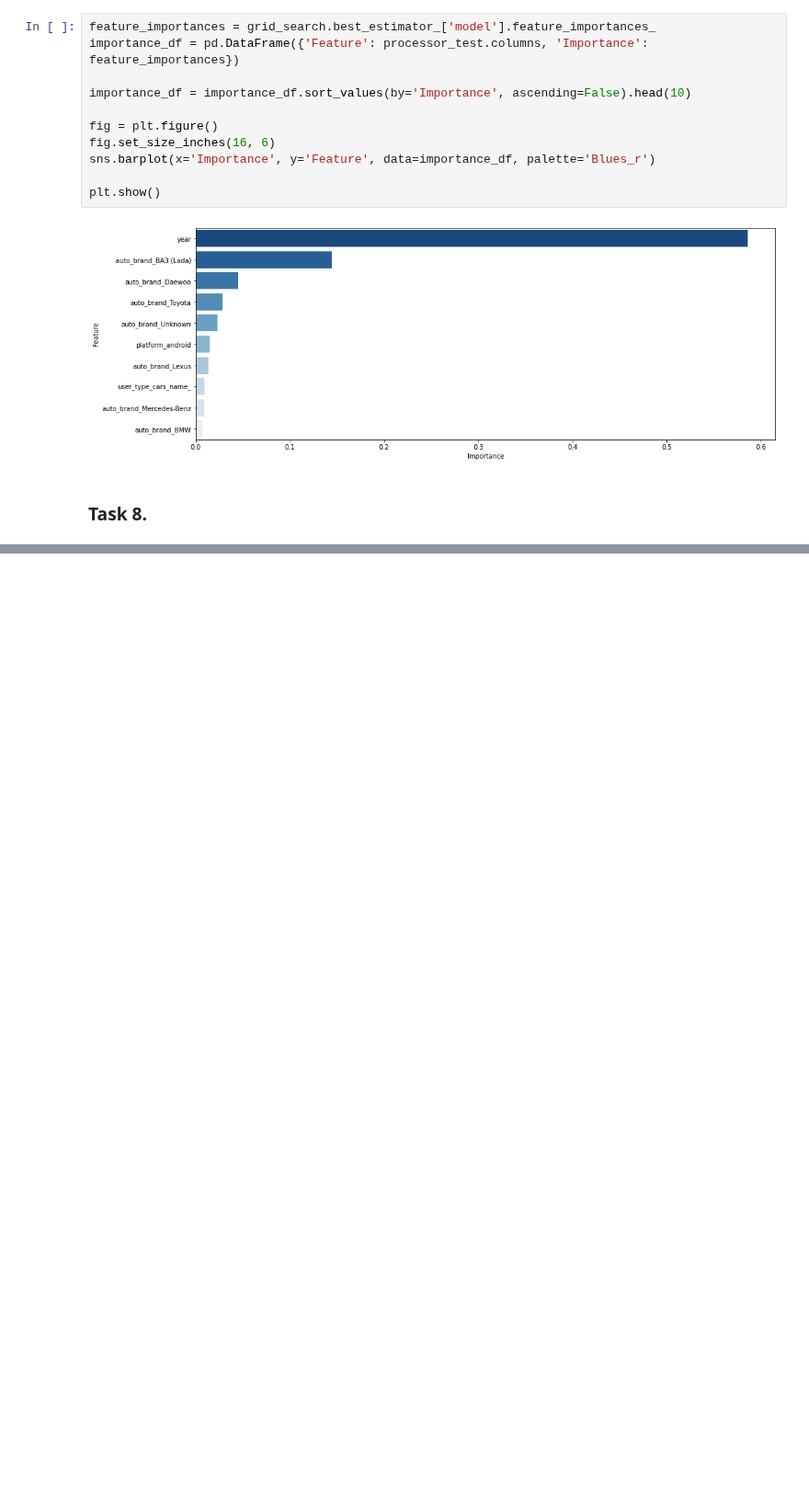
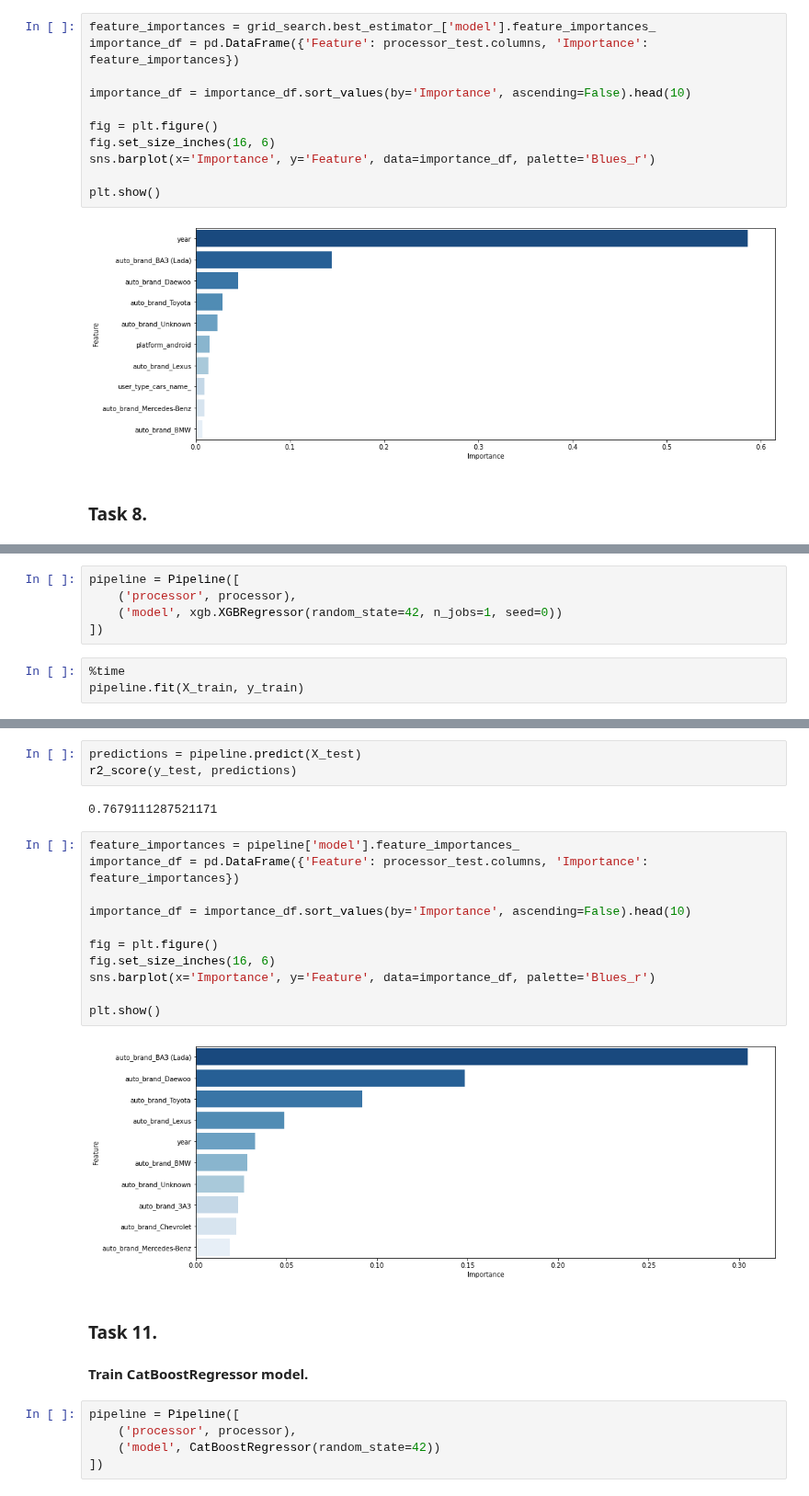
Before and after one commit to nktnlx/advanced_data_analysis_course, a Jupyter notebook: 04_ml/07_ensembles.ipynb, the cells around one changed output, grey strips where cells are left out. Shown at 92% size. Cells and saved outputs as stored; diff of their text form; blank space fills up the shorter version.

```diff
--- a/04_ml/07_ensembles.ipynb
+++ b/04_ml/07_ensembles.ipynb
@@ -283,0 +354,8 @@ plt.show()
+# %%
+pipeline = Pipeline([
+    ('processor', processor),
+    ('model', xgb.XGBRegressor(random_state=42, n_jobs=1, seed=0))
+])
+# %%
+%time
+pipeline.fit(X_train, y_train)
@@ -283,0 +383,27 @@ plt.show()
+# %%
+predictions = pipeline.predict(X_test)
+r2_score(y_test, predictions)
+# %% [output]
+0.7679111287521171
+# %%
+feature_importances = pipeline['model'].feature_importances_
+importance_df = pd.DataFrame({'Feature': processor_test.columns, 'Importance': feature_importances})
+
+importance_df = importance_df.sort_values(by='Importance', ascending=False).head(10)
+
+fig = plt.figure()
+fig.set_size_inches(16, 6)
+sns.barplot(x='Importance', y='Feature', data=importance_df, palette='Blues_r')
+
+plt.show()
+# %% [output]
+[figure, added]
+# %% [markdown]
+### Task 11.
+# %% [markdown]
+**Train CatBoostRegressor model.**
+# %%
+pipeline = Pipeline([
+    ('processor', processor),
+    ('model', CatBoostRegressor(random_state=42))
+])
```
Also changed, not shown: parts of 33 cells of this notebook.
